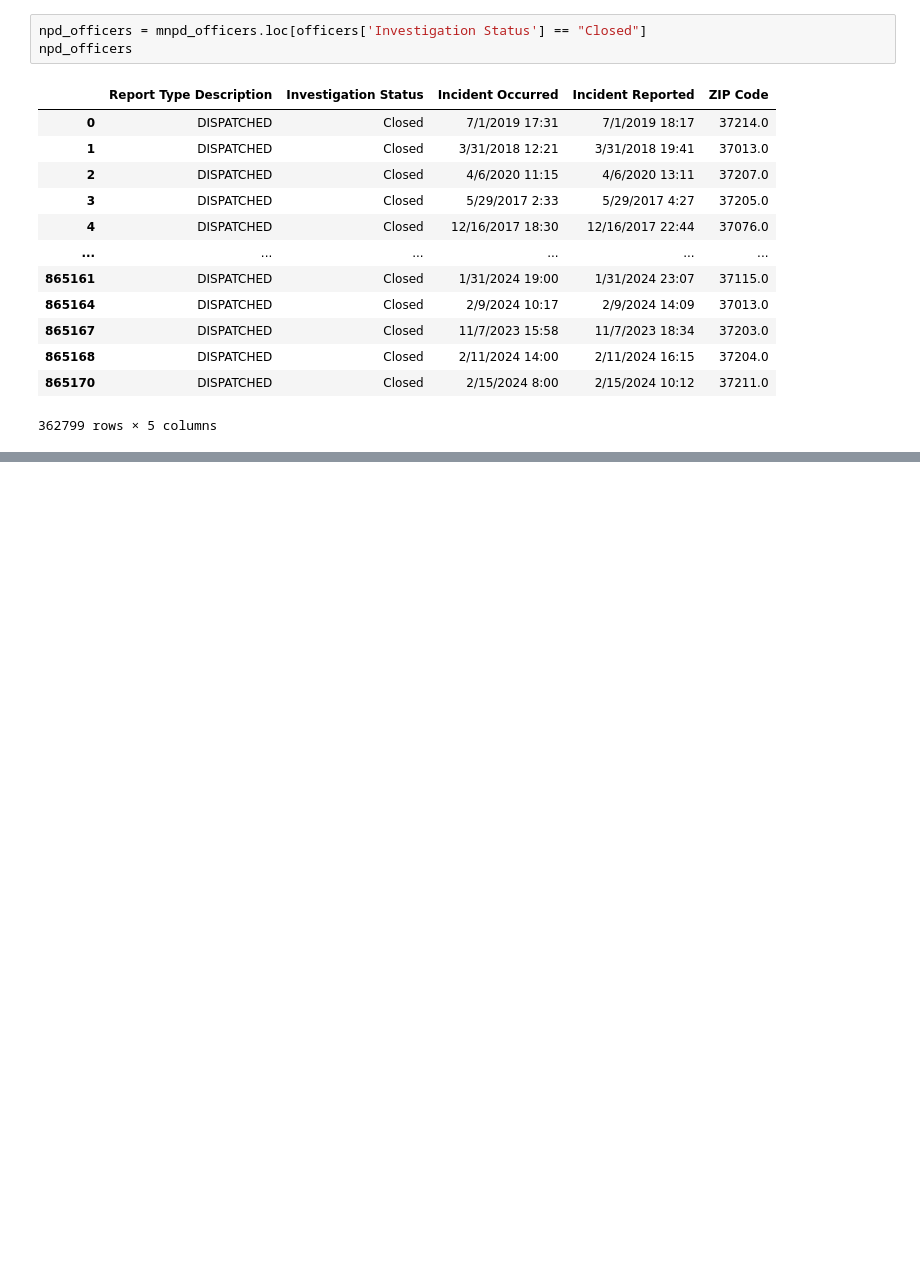
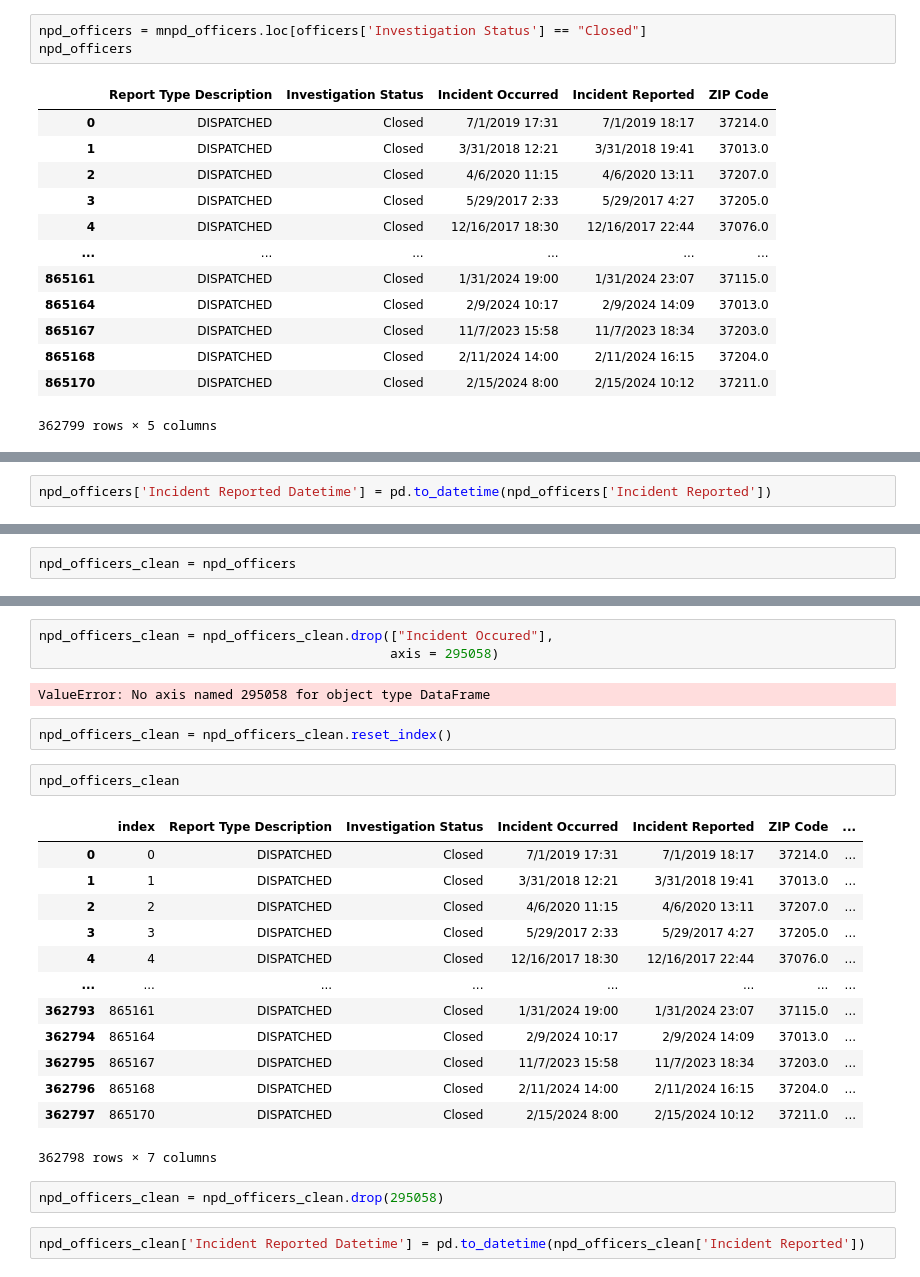
Before and after one commit to DonovanKnight/police-response-capstone, a Jupyter notebook: notebooks/police_arrival_times_donovan.ipynb, the cells around one changed output, grey strips where cells are left out. Cells and saved outputs as stored; diff of their text form; blank space fills up the shorter version.

Commit message:
cleaning datetime columns

```diff
--- a/notebooks/police_arrival_times_donovan.ipynb
+++ b/notebooks/police_arrival_times_donovan.ipynb
@@ -92,0 +159,2 @@ npd_officers
+# %%
+npd_officers['Incident Reported Datetime'] = pd.to_datetime(npd_officers['Incident Reported'])
@@ -92,0 +166,2 @@ npd_officers
+# %%
+npd_officers_clean = npd_officers
@@ -92,0 +184,27 @@ npd_officers
+# %%
+npd_officers_clean = npd_officers_clean.drop(["Incident Occured"],
+                                             axis = 295058)
+# %% [output]
+ValueError: No axis named 295058 for object type DataFrame
+# %%
+npd_officers_clean = npd_officers_clean.reset_index()
+# %%
+npd_officers_clean
+# %% [output]
+|  | index | Report Type Description | Investigation Status | Incident Occurred | Incident Reported | ZIP Code | ... |
+| 0 | 0 | DISPATCHED | Closed | 7/1/2019 17:31 | 7/1/2019 18:17 | 37214.0 | ... |
+| 1 | 1 | DISPATCHED | Closed | 3/31/2018 12:21 | 3/31/2018 19:41 | 37013.0 | ... |
+| 2 | 2 | DISPATCHED | Closed | 4/6/2020 11:15 | 4/6/2020 13:11 | 37207.0 | ... |
+| 3 | 3 | DISPATCHED | Closed | 5/29/2017 2:33 | 5/29/2017 4:27 | 37205.0 | ... |
+| 4 | 4 | DISPATCHED | Closed | 12/16/2017 18:30 | 12/16/2017 22:44 | 37076.0 | ... |
+| ... | ... | ... | ... | ... | ... | ... | ... |
+| 362793 | 865161 | DISPATCHED | Closed | 1/31/2024 19:00 | 1/31/2024 23:07 | 37115.0 | ... |
+| 362794 | 865164 | DISPATCHED | Closed | 2/9/2024 10:17 | 2/9/2024 14:09 | 37013.0 | ... |
+| 362795 | 865167 | DISPATCHED | Closed | 11/7/2023 15:58 | 11/7/2023 18:34 | 37203.0 | ... |
+| 362796 | 865168 | DISPATCHED | Closed | 2/11/2024 14:00 | 2/11/2024 16:15 | 37204.0 | ... |
+| 362797 | 865170 | DISPATCHED | Closed | 2/15/2024 8:00 | 2/15/2024 10:12 | 37211.0 | ... |
+362798 rows × 7 columns
+# %%
+npd_officers_clean = npd_officers_clean.drop(295058)
+# %%
+npd_officers_clean['Incident Reported Datetime'] = pd.to_datetime(npd_officers_clean['Incident Reported'])
```
Also changed, not shown: parts of 20 cells of this notebook.
